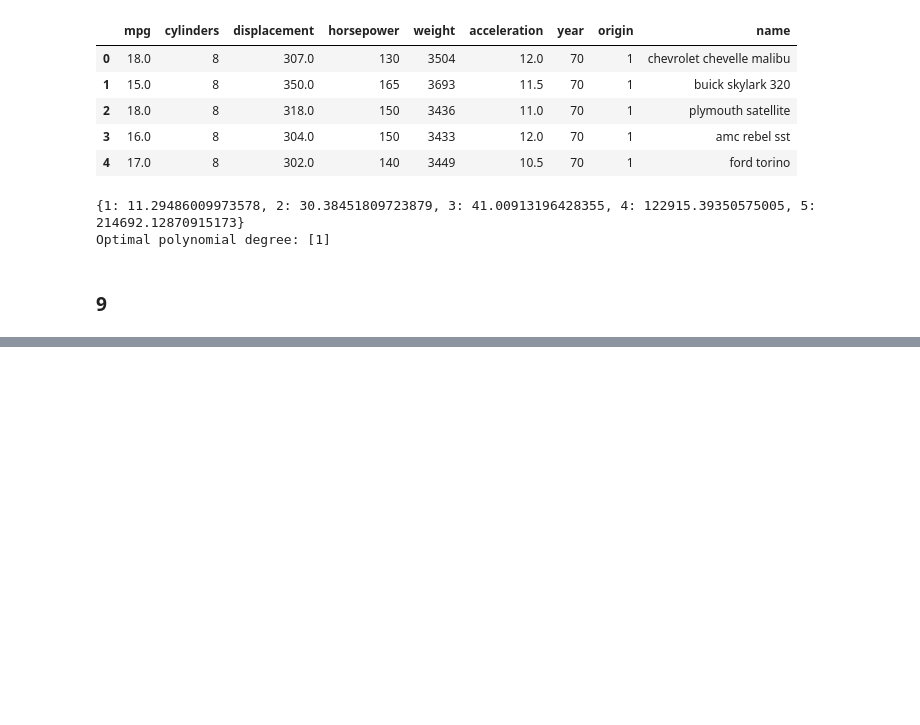
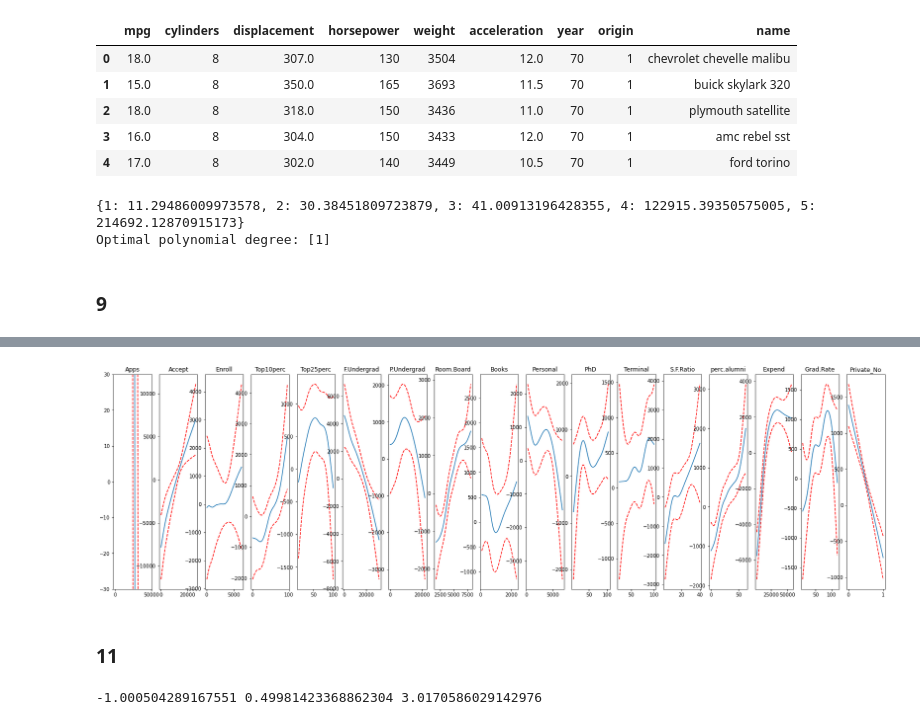
Before and after one commit to mhs95/intro_stat_learning_python, a Jupyter notebook: Chapter7/exercises/exercises_solutions_ch7.ipynb, the cells around one changed output, grey strips where cells are left out. Cells and saved outputs as stored; diff of their text form; code cells hidden in the pictures; blank space fills up the shorter version.

```diff
--- a/Chapter7/exercises/exercises_solutions_ch7.ipynb
+++ b/Chapter7/exercises/exercises_solutions_ch7.ipynb
@@ -191,0 +254,5 @@ Optimal polynomial degree: [1]
+# %%
+# Load dataset
+college = pd.read_csv('../../data/College.csv')
+college = college.iloc[:,1:]
+college.head()
@@ -191,0 +266,8 @@ Optimal polynomial degree: [1]
+# %%
+# Create X and y, and split into test and training set
+X = college.drop('Outstate', axis=1)
+y = college['Outstate']
+
+X = pd.get_dummies(X)
+
+X_train, X_valid, y_train, y_valid = train_test_split(X,y,random_state=100)
@@ -191,0 +308,12 @@ Optimal polynomial degree: [1]
+# %%
+# Drop 'Private_Yes' and recreate a train_test set
+X = X.drop('Private_Yes', axis = 1)
+
+X_train, X_valid, y_train, y_valid = train_test_split(X,y,random_state=100)
+# %%
+# Fit GAM on the training set with grid search to determine best values for n_splines and lambda
+gam = LinearGAM().gridsearch(X_train.values,y_train.values)
+real_gam = gam.fit(X_train,y_train)
+preds_gam = real_gam.predict(X_valid)
+score = mean_squared_error(y_valid, preds_gam)
+print(score)
@@ -191,0 +323,16 @@ Optimal polynomial degree: [1]
+# %%
+# Plot relationships
+fig, axs = plt.subplots(1, len(X.columns))
+titles = X.columns
+
+for i, ax in enumerate(axs):
+    XX = real_gam.generate_X_grid(term=i)
+    ax.plot(XX[:, i], real_gam.partial_dependence(term=i, X=XX))
+    ax.plot(XX[:, i], real_gam.partial_dependence(term=i, X=XX,   width=.95)[1], c='r', ls='--')
+    if i == 0:
+        ax.set_ylim(-30,30)
+    ax.set_title(titles[i])
+# %% [output]
+[figure, added]
+# %% [markdown]
+### 11
@@ -191,0 +344,20 @@ Optimal polynomial degree: [1]
+# %%
+# Initialize Beta1
+beta1 = 0
+lm = LinearRegression()
+
+# Step c
+a = y-(beta1*x1)
+model = lm.fit(x2.reshape(-1,1),a)
+beta2 = model.coef_[0]
+
+# Step d
+a = y-(beta2*x2)
+model = lm.fit(x1.reshape(-1,1),a)
+beta1 = model.coef_[0]
+
+beta0 = model.intercept_
+
+print(beta0,beta1,beta2)
+# %% [output]
+-1.000504289167551 0.49981423368862304 3.0170586029142976
```
Also changed, not shown: parts of 15 cells of this notebook, 5 other files.
